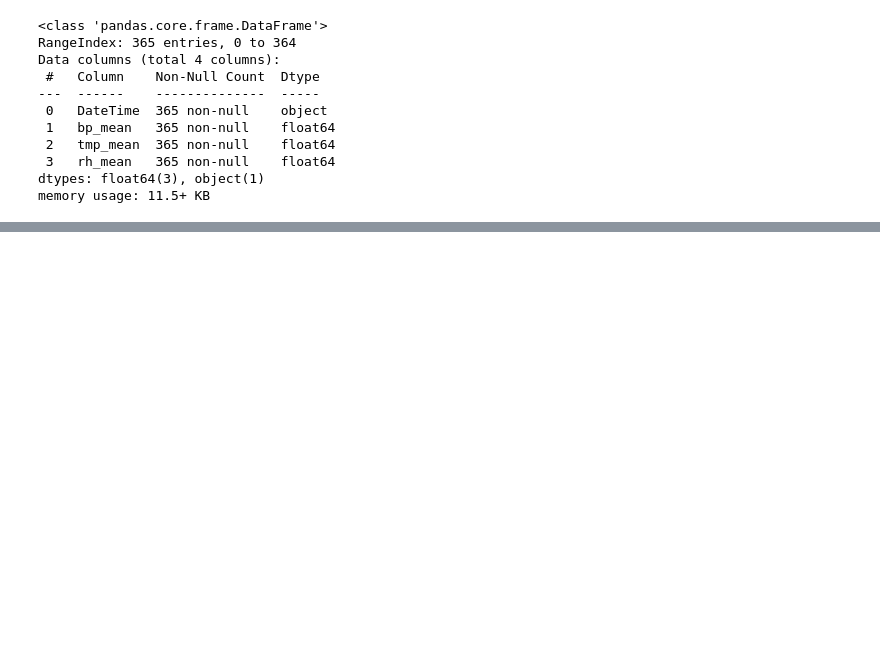
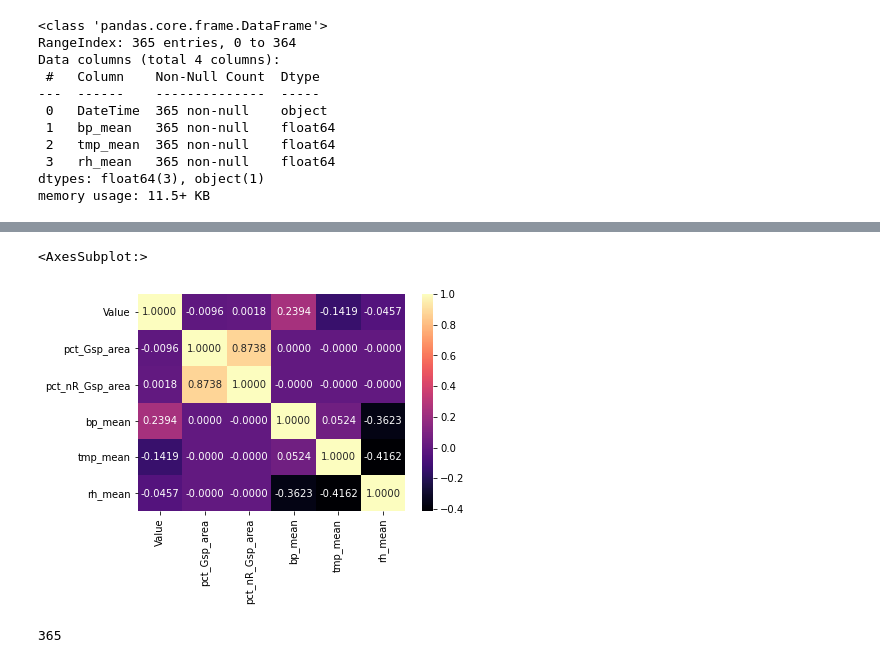
Before and after one commit to yulun-cd/IGS, a Jupyter notebook: DataAnalysis.ipynb, the cells around one changed output, grey strips where cells are left out. Saved outputs shown, nothing was run; the diff lists cells and outputs as text; code cells hidden in the pictures; blank space fills up the shorter version.

```diff
--- a/DataAnalysis.ipynb
+++ b/DataAnalysis.ipynb
@@ -139,2 +96,0 @@ weight=Kernel.from_dataframe(loc_gdf,function='gaussian')
-# %%
-AQMS_df['Date']=pd.to_datetime(AQMS_df['DateTime'])
@@ -258,0 +252,3 @@ loc_gdf.info()
+# %%
+df=pd.merge(AQMS_df,loc_gdf,left_on='Site',right_index=True)
+df.info()
@@ -259,5 +276,10 @@ loc_gdf.info()
 # %%
-df=AQMS_df.merge(loc_gdf,left_on='Site',right_index=True)
-df.drop(['sitename','geometry','buffer_1km','Road','GreenSpace','NR_GreenSpace','min_dis']
-        ,axis=1,inplace=True)
-df.info()
+df.drop(['sitename','buffer_1km','Road','GreenSpace','NR_GreenSpace','min_dis','buffer_area'],
+        axis=1,inplace=True)
+# %%
+# check correlation between PM data and the conditional variables
+sns.heatmap(df.merge(cond,how='left',on='DateTime').corr(),cmap='magma',annot=True,
+            fmt='0.4f')
+# %% [output]
+<AxesSubplot:>
+[figure, added]
@@ -263,0 +303,9 @@ df.info()
+# %%
+# moran's Is for PM readings on different days
+moran=[]
+for date in df['Date'].unique():
+    mi=Moran(df[df['Date']==date].Value.values,weight)
+    moran.append(mi.I)
+len(moran)
+# %% [output]
+365
```
Also changed, not shown: parts of 53 cells of this notebook.
